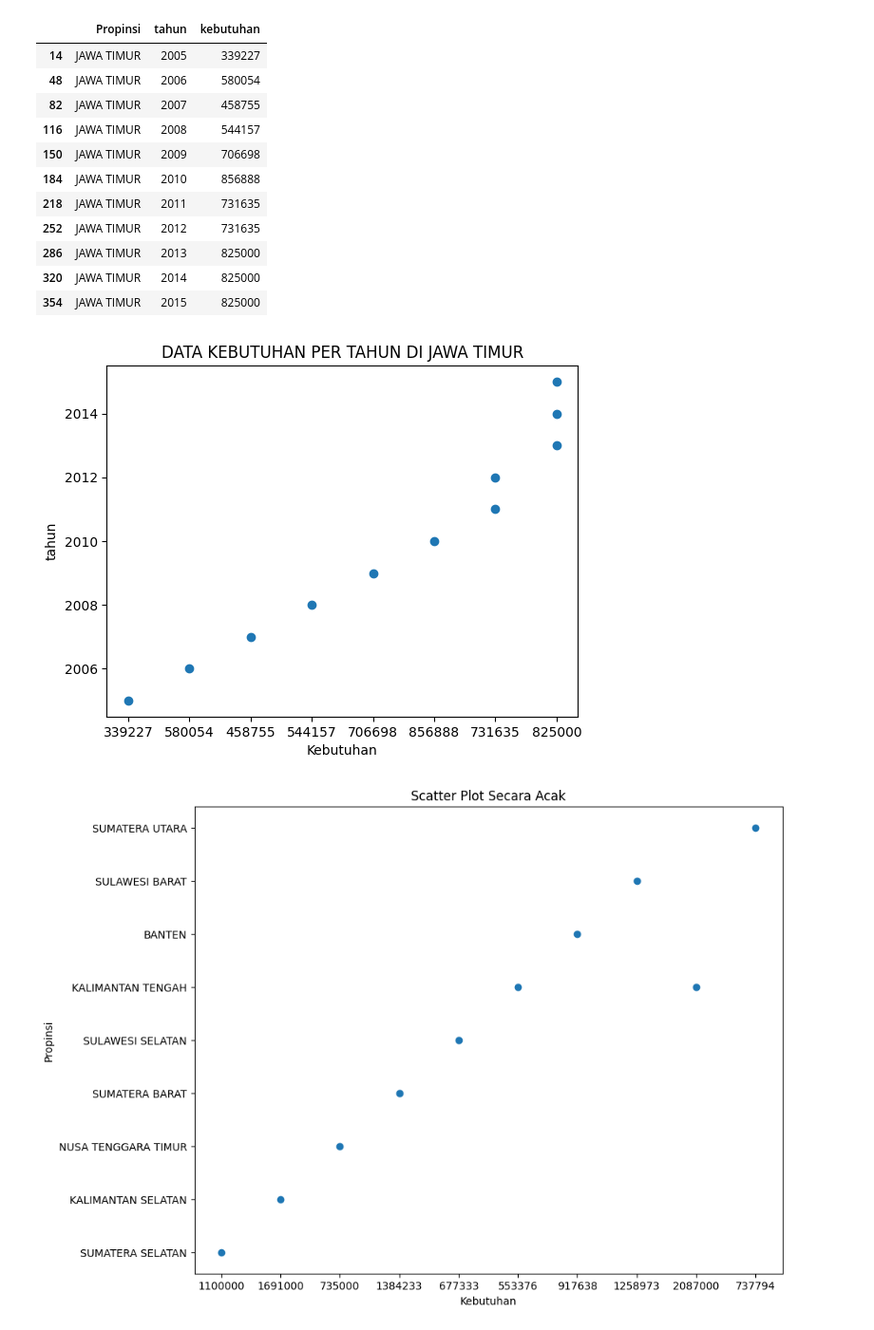
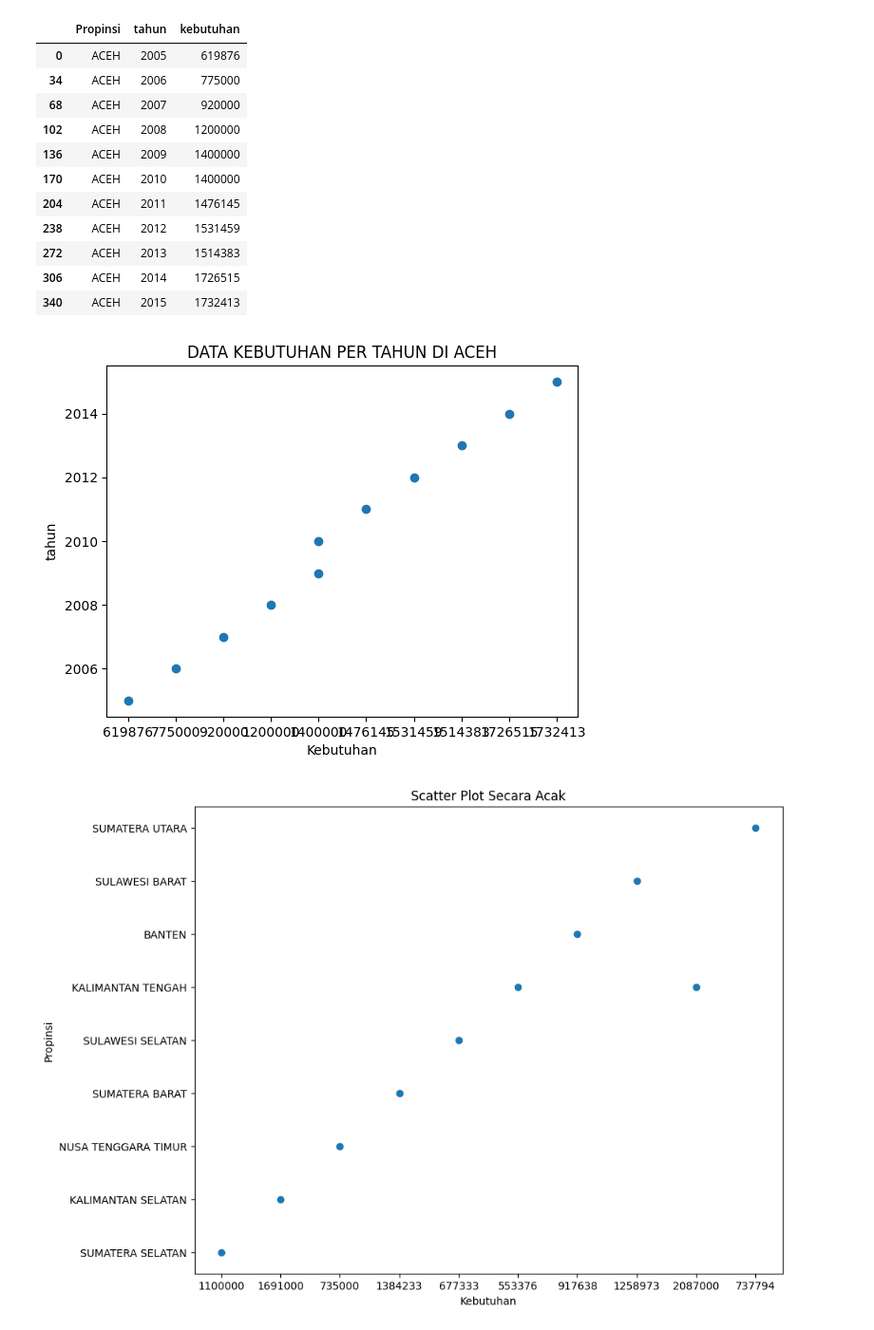
Before and after one commit to RMuchamadNaufalRamadhan/UAS_VisualDatadanInfromasi, a Jupyter notebook: UAS_VisualDatadanInfromasi.ipynb, the cells around one changed output. Shown: that part at 95% size. Cells and saved outputs as stored; diff of their text form; code cells hidden in the pictures.

```diff
--- a/UAS_VisualDatadanInfromasi.ipynb
+++ b/UAS_VisualDatadanInfromasi.ipynb
@@ -6,34 +6,34 @@ import matplotlib.pyplot as plt
 # %%
 df = pd.read_csv('kebutuhan_per_bulan_2.csv')
 # %%
-data_filtered = df [df['Propinsi']=='JAWA TIMUR']
+data_filtered = df [df['Propinsi']=='ACEH']
 data_filtered
 # %% [output]
 |  | Propinsi | tahun | kebutuhan |
-| 14 | JAWA TIMUR | 2005 | 339227 |
-| 48 | JAWA TIMUR | 2006 | 580054 |
-| 82 | JAWA TIMUR | 2007 | 458755 |
-| 116 | JAWA TIMUR | 2008 | 544157 |
-| 150 | JAWA TIMUR | 2009 | 706698 |
-| 184 | JAWA TIMUR | 2010 | 856888 |
-| 218 | JAWA TIMUR | 2011 | 731635 |
-| 252 | JAWA TIMUR | 2012 | 731635 |
-| 286 | JAWA TIMUR | 2013 | 825000 |
-| 320 | JAWA TIMUR | 2014 | 825000 |
-| 354 | JAWA TIMUR | 2015 | 825000 |
+| 0 | ACEH | 2005 | 619876 |
+| 34 | ACEH | 2006 | 775000 |
+| 68 | ACEH | 2007 | 920000 |
+| 102 | ACEH | 2008 | 1200000 |
+| 136 | ACEH | 2009 | 1400000 |
+| 170 | ACEH | 2010 | 1400000 |
+| 204 | ACEH | 2011 | 1476145 |
+| 238 | ACEH | 2012 | 1531459 |
+| 272 | ACEH | 2013 | 1514383 |
+| 306 | ACEH | 2014 | 1726515 |
+| 340 | ACEH | 2015 | 1732413 |
 # %%
 x = data_filtered['kebutuhan']
 y = data_filtered['tahun']
 plt.scatter(x, y)
 
 plt.xlabel('Kebutuhan')
 plt.ylabel('tahun')
 
-plt.title('DATA KEBUTUHAN PER TAHUN DI JAWA TIMUR')
+plt.title('DATA KEBUTUHAN PER TAHUN DI ACEH')
 
 plt.show()
 # %% [output]
-[figure, old version]
+[figure, new version]
 # %%
 import pandas as pd
 import matplotlib.pyplot as plt
```
